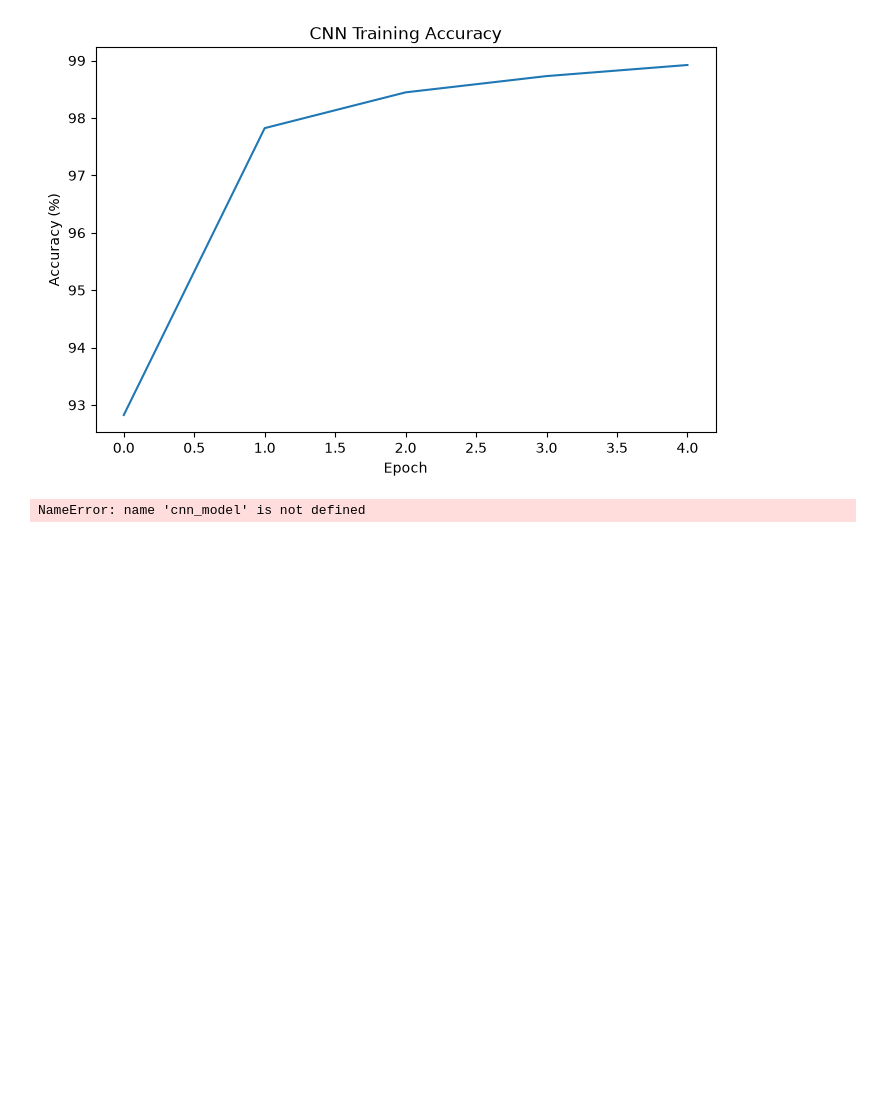
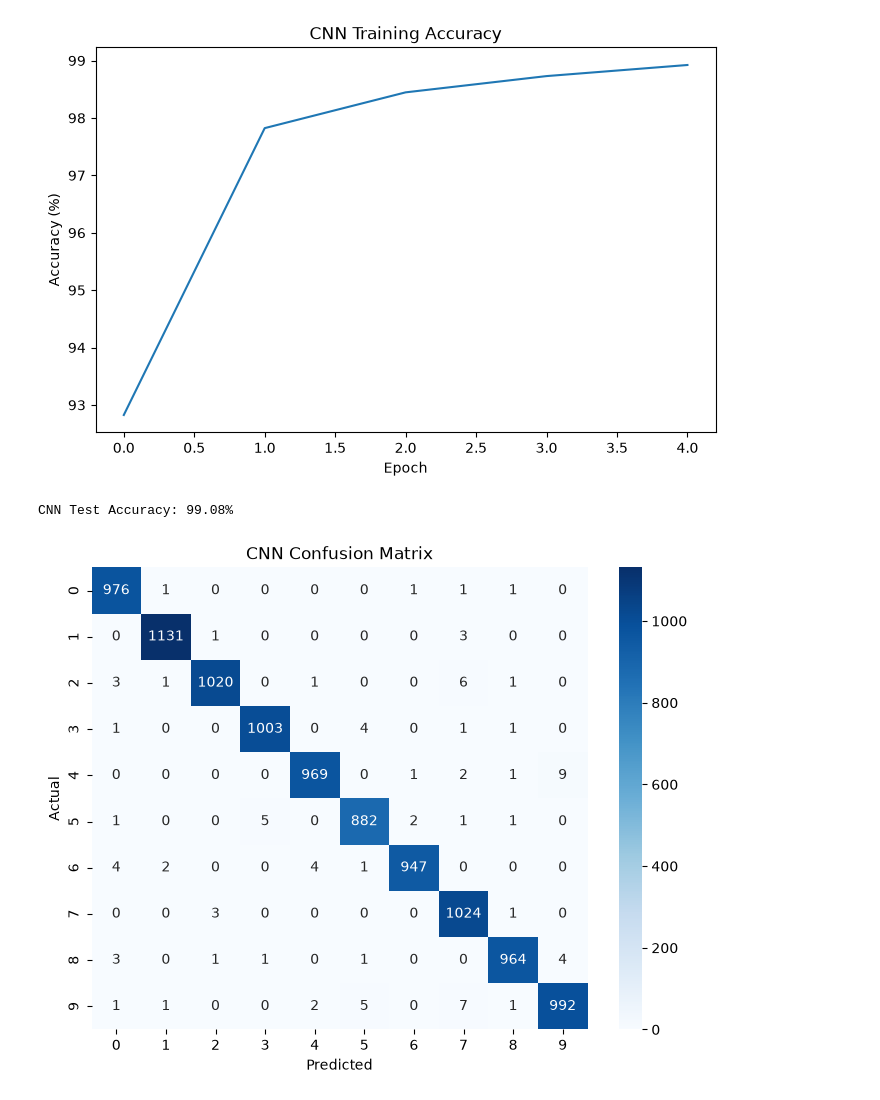
Before and after one commit to sayan629/AI_ML_python, a Jupyter notebook: (41) Deep Learning Part 6/MNIST_Handwritten_Analysis.ipynb, the cells around one changed output. Drawn from its saved outputs; the diff is of its cells as text; code cells hidden in the pictures; blank space fills up the shorter version.

Commit message:
CNN Model Confusion Matrix

```diff
--- a/(41) Deep Learning Part 6/MNIST_Handwritten_Analysis.ipynb
+++ b/(41) Deep Learning Part 6/MNIST_Handwritten_Analysis.ipynb
@@ -287,5 +286,29 @@ cnn_accuracy, cnn_labels, cnn_predictions = evaluate_model(
     cnn_model,
     test_loader
 )
+
+print(f"CNN Test Accuracy: {cnn_accuracy:.2f}%")
 # %% [output]
-NameError: name 'cnn_model' is not defined
+CNN Test Accuracy: 99.08%
+# %%
+cnn_cm = confusion_matrix(
+    cnn_labels,
+    cnn_predictions
+)
+
+plt.figure(figsize=(8, 6))
+
+sns.heatmap(
+    cnn_cm,
+    annot=True,
+    fmt="d",
+    cmap="Blues"
+)
+
+plt.xlabel("Predicted")
+plt.ylabel("Actual")
+plt.title("CNN Confusion Matrix")
+
+plt.show()
+# %% [output]
+[figure, added]
```
Also changed, not shown: parts of 1 cell of this notebook.
